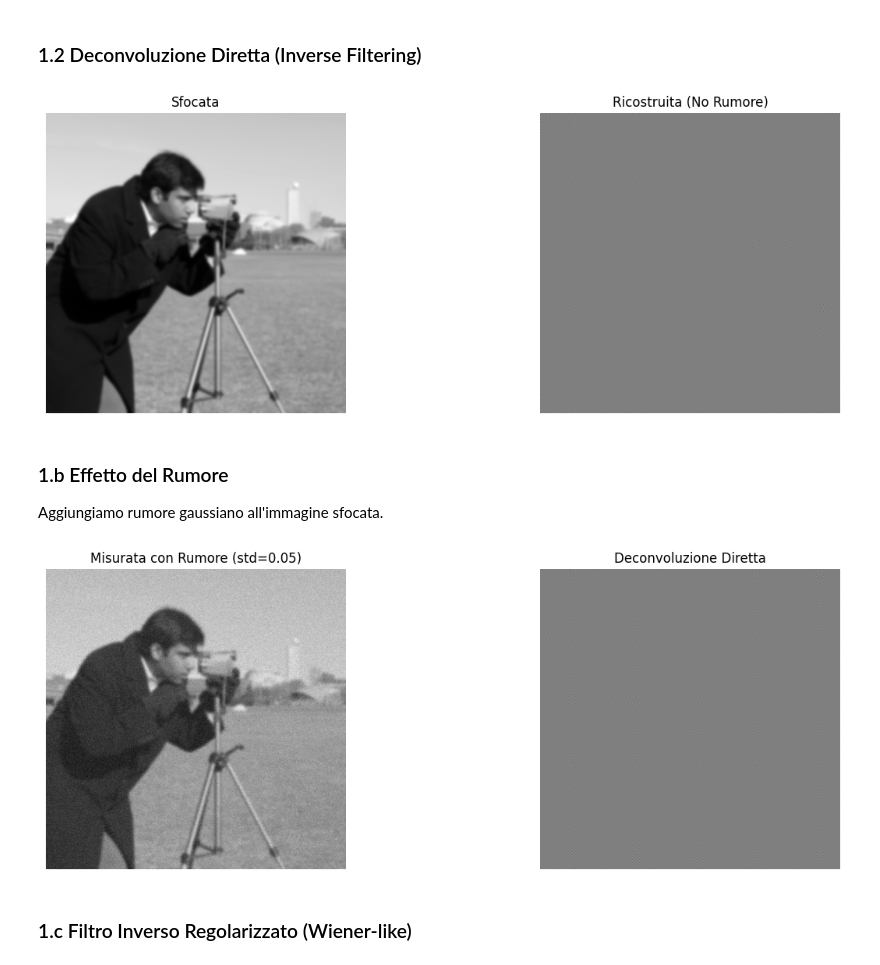
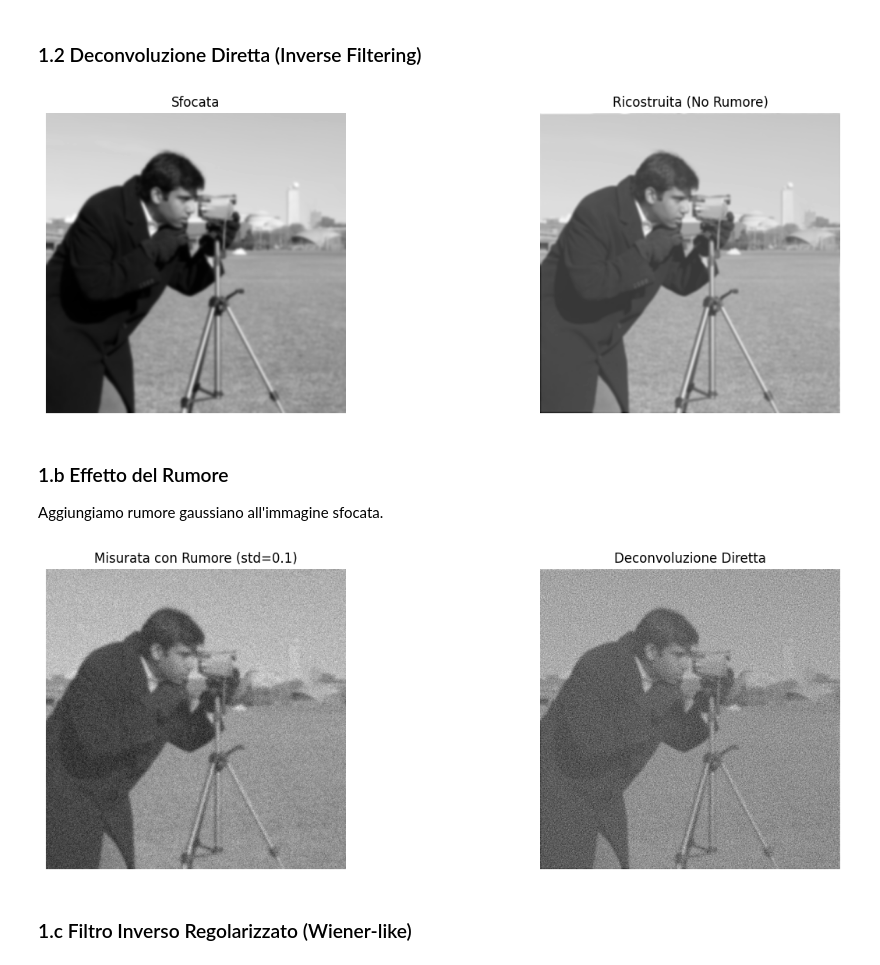
Before and after one commit to francescobellina/ys-noise_image, a Jupyter notebook: Noise_images_analysis2.ipynb, the cells around one changed output. Drawn from its saved outputs; the diff is of its cells as text; code cells hidden in the pictures.

```diff
--- a/Noise_images_analysis2.ipynb
+++ b/Noise_images_analysis2.ipynb
@@ -76,28 +76,28 @@ show_images([original_image, psf_spatial, blurred_image],
 # %% [markdown]
 ### 1.2 Deconvoluzione Diretta (Inverse Filtering)
 # %%
-def inverse_filter(blurred_img, psf, epsilon=1e-10):
+def inverse_filter(blurred_img, psf, epsilon=10e-1):
     """
     Esegue la deconvoluzione nel dominio delle frequenze.
     epsilon serve per evitare divisioni per zero.
     """
     Y = fft2(blurred_img)
     H = fft2(ifftshift(psf))
     H_inv = 1.0 / (H + epsilon)
     X_hat_freq = Y * H_inv
     x_hat = np.real(ifft2(X_hat_freq))
     return x_hat
 
 reconstructed_ideal = inverse_filter(blurred_image, psf_spatial)
 show_images([blurred_image, reconstructed_ideal],
             ["Sfocata", "Ricostruita (No Rumore)"])
 # %% [output]
-[figure, old version]
+[figure, new version]
 # %% [markdown]
 ### 1.b Effetto del Rumore
 Aggiungiamo rumore gaussiano all'immagine sfocata.
 # %%
-noise_sigma = 0.05
+noise_sigma = 0.1
 noise = np.random.normal(0, noise_sigma, blurred_image.shape)
 y_noisy = blurred_image + noise
 
@@ -105,7 +105,7 @@ reconstructed_noisy = inverse_filter(y_noisy, psf_spatial)
 show_images([y_noisy, reconstructed_noisy],
             [f"Misurata con Rumore (std={noise_sigma})", "Deconvoluzione Diretta"])
 # %% [output]
-[figure, old version]
+[figure, new version]
 # %% [markdown]
 ### 1.c Filtro Inverso Regolarizzato (Wiener-like)
 # %%
```
Also changed, not shown: parts of 12 cells of this notebook.
